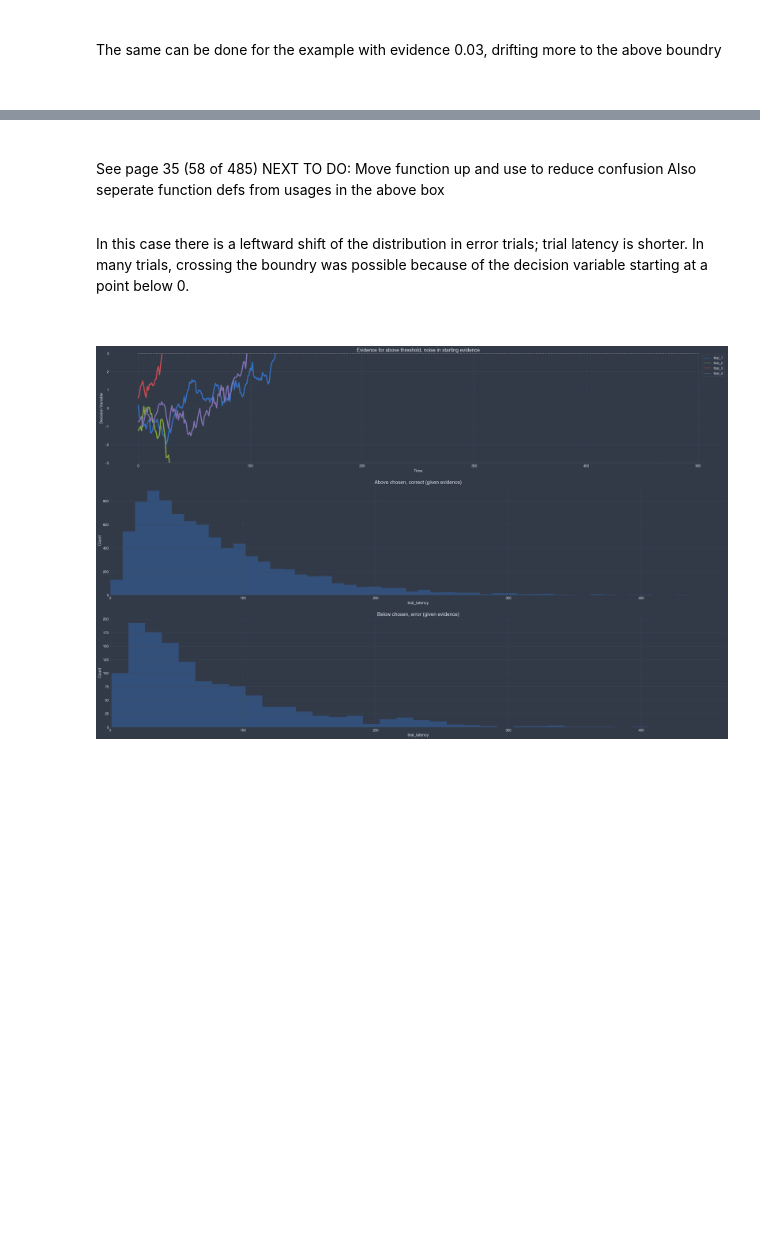
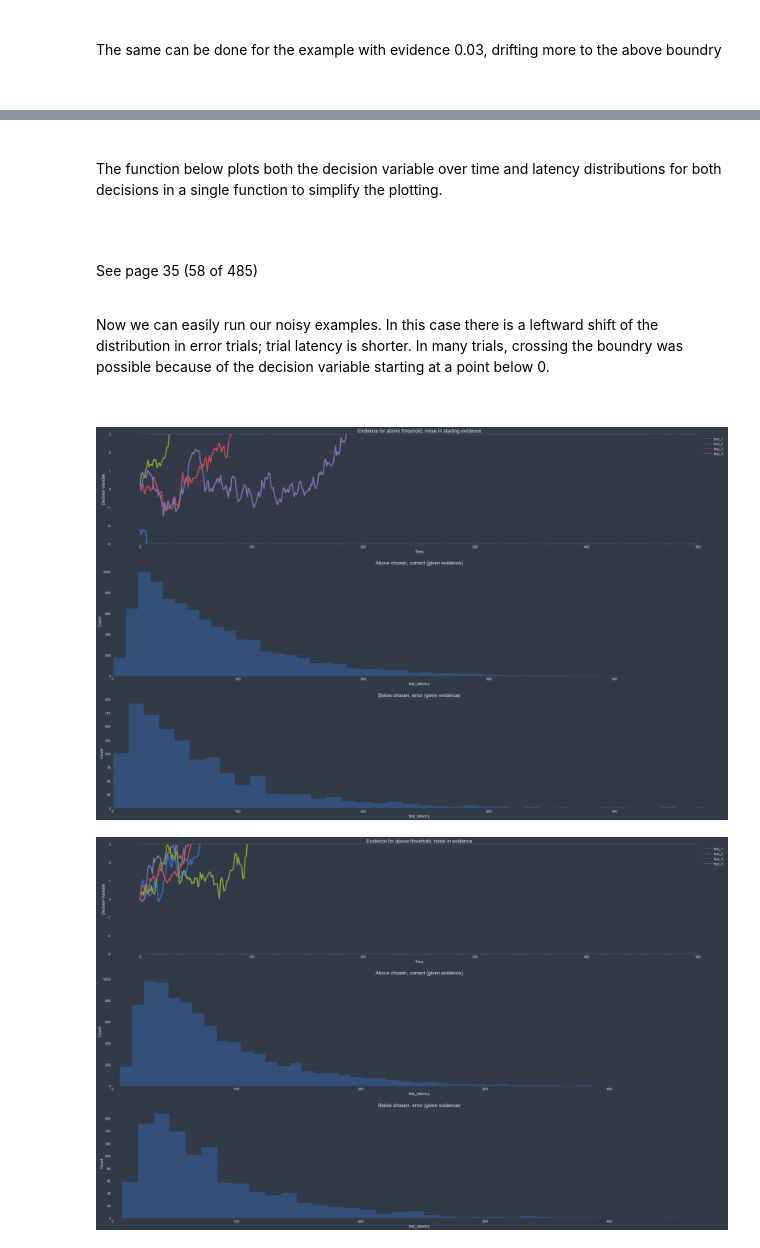
Before and after one commit to Benorli/CMCB, a Jupyter notebook: Notebooks/CMCB_From_Words_to_Models.ipynb, the cells around one changed output, grey strips where cells are left out. Drawn from its saved outputs; the diff is of its cells as text; code cells hidden in the pictures; blank space fills up the shorter version.

Commit message:
Made functions to simplify plotting and fixed sequence

```diff
--- a/Notebooks/CMCB_From_Words_to_Models.ipynb
+++ b/Notebooks/CMCB_From_Words_to_Models.ipynb
@@ -499,0 +435,5 @@ plt.xlim(0, max(df_trials_above_noisy_evidence.trial_latency));
+# %% [markdown]
+<br>
+The function below plots both the decision variable over time and latency distributions for both decisions in a single function to simplify the plotting.
+<br>
+<br>
@@ -501,59 +506,28 @@ plt.xlim(0, max(df_trials_above_noisy_evidence.trial_latency));
 <br>
 
 See page 35 (58 of 485)
-NEXT TO DO: Move function up and use to reduce confusion
-Also seperate function defs from usages in the above box
 
 <br>
 
-In this case there is a leftward shift of the distribution in error trials; trial latency is shorter. In many trials, crossing the boundry was possible because of the decision variable starting at a point below 0.
+Now we can easily run our noisy examples. In this case there is a leftward shift of the distribution in error trials; trial latency is shorter. In many trials, crossing the boundry was possible because of the decision variable starting at a point below 0.
 
 <br>
-# %%
-jtplot.style('chesterish',
-             spines=False,
-             figsize=(40, 25))
-
-def plot_random_walk_with_distribution(df_dv, df_trials, titles):
-    plt.subplot(3, 1, 1)
-    plt.xlabel('Time')
-    plt.ylabel('Decision Variable')
-    plt.title(titles['dv'], fontsize=18)
-    plt.ylim(-3,3)
-    sns.lineplot(data=df_dv.iloc[:, 0:4],
-                 dashes=False,
-                 linewidth=4)
-    plt.plot([0, nsamples], [3, 3],
-             linestyle='--',
-             linewidth=2,
-             c='grey')
-    plt.plot([0, nsamples], [-3, -3],
-             linestyle='--',
-             linewidth=2,
-             c='grey')
-
-    plt.subplot(3, 1, 2)
-    plt.title(titles['dist_chose_above'], fontsize=18)
-    plt.ylabel('Count')
-    sns.distplot(df_trials.trial_latency[df_trials.trial_response == 1],  # high boundry
-                kde=False)
-    plt.xlim(0, max(df_trials.trial_latency))
-
-    plt.subplot(3, 1, 3)
-    plt.title(titles['dist_chose_below'], fontsize=18)
-    plt.ylabel('Count')
-    sns.distplot(df_trials.trial_latency[df_trials.trial_response == -1],  # low boundry
-                 kde=False)
-    plt.xlim(0, max(df_trials.trial_latency))
-    fig = plt.gcf()
-    fig.tight_layout(h_pad=2)
-    return fig
-
-titles = {'dv': 'Evidence for above threshold, noise in starting evidence',
-          'dist_chose_above': 'Above chosen, correct (given evidence)',
-          'dist_chose_below': 'Below chosen, error (given evidence)'
-          }
-
-plot_random_walk_with_distribution(df_dv_above_noisy_start, df_trials_above_noisy_start, titles);
-# %% [output]
-[figure, removed]
+# %%
+jtplot.style('chesterish',
+             spines=False,
+             figsize=(40, 25))
+
+titles = {'dv': 'Evidence for above threshold, noise in starting evidence',
+          'dist_chose_above': 'Above chosen, correct (given evidence)',
+          'dist_chose_below': 'Below chosen, error (given evidence)'
+          }
+plot_random_walk_with_distribution(df_dv_above_noisy_start, df_trials_above_noisy_start, titles);
+
+titles = {'dv': 'Evidence for above threshold, noise in evidence',
+          'dist_chose_above': 'Above chosen, correct (given evidence)',
+          'dist_chose_below': 'Below chosen, error (given evidence)'
+          }
+plot_random_walk_with_distribution(df_dv_above_noisy_evidence, df_trials_above_noisy_evidence, titles);
+# %% [output]
+[figure, added]
+[figure, added]
```
Also changed, not shown: parts of 10 cells of this notebook.
